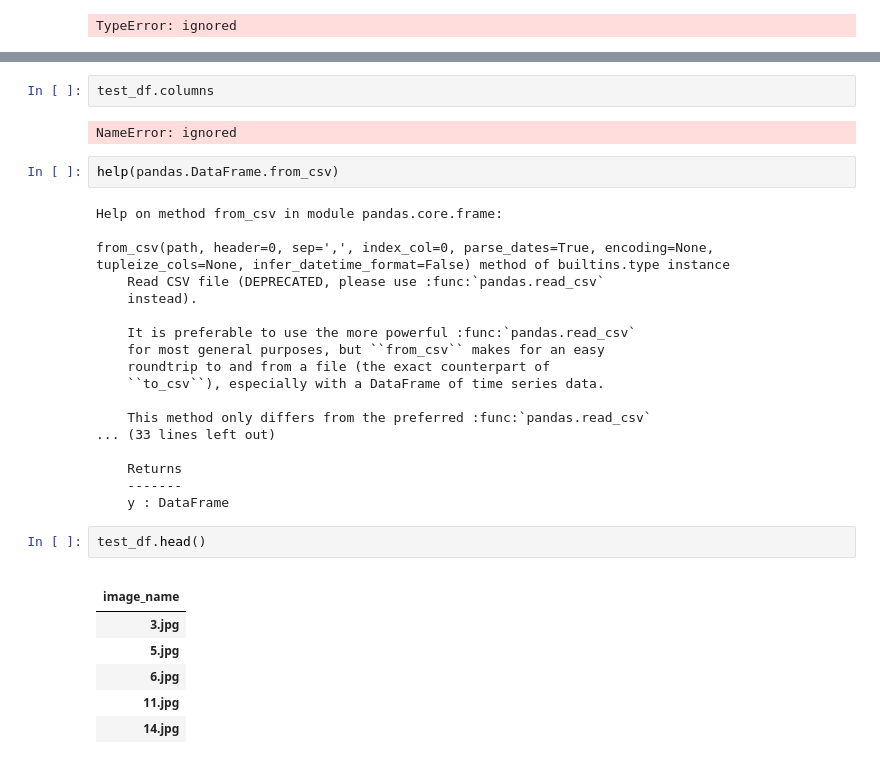
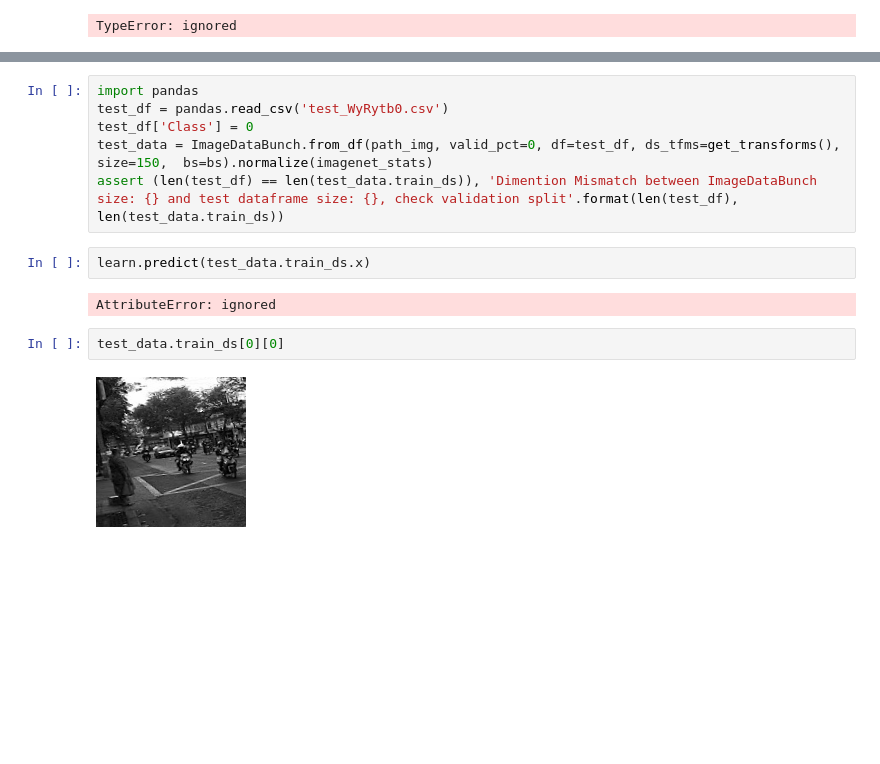
Before and after one commit to arkothiwala/deep-learning, a Jupyter notebook: AV_Intel.ipynb, the cells around one changed output, grey strips where cells are left out. Saved outputs shown, nothing was run; the diff lists cells and outputs as text; blank space fills up the shorter version.

```diff
--- a/AV_Intel.ipynb
+++ b/AV_Intel.ipynb
@@ -151,34 +150,14 @@ test_df = pandas.read_csv('test_WyRytb0.csv')
-# %%
-test_df.columns
-# %% [output]
-NameError: ignored
-# %%
-help(pandas.DataFrame.from_csv)
-# %% [output]
-Help on method from_csv in module pandas.core.frame:
-
-from_csv(path, header=0, sep=',', index_col=0, parse_dates=True, encoding=None, tupleize_cols=None, infer_datetime_format=False) method of builtins.type instance
-    Read CSV file (DEPRECATED, please use :func:`pandas.read_csv`
-    instead).
-
-    It is preferable to use the more powerful :func:`pandas.read_csv`
-    for most general purposes, but ``from_csv`` makes for an easy
-    roundtrip to and from a file (the exact counterpart of
-    ``to_csv``), especially with a DataFrame of time series data.
-
-    This method only differs from the preferred :func:`pandas.read_csv`
-... (33 lines left out)
-
-    Returns
-    -------
-    y : DataFrame
-# %%
-test_df.head()
-# %% [output]
-|  |
-| image_name |
-| 3.jpg |
-| 5.jpg |
-| 6.jpg |
-| 11.jpg |
-| 14.jpg |
+# %%
+import pandas
+test_df = pandas.read_csv('test_WyRytb0.csv')
+test_df['Class'] = 0
+test_data = ImageDataBunch.from_df(path_img, valid_pct=0, df=test_df, ds_tfms=get_transforms(), size=150,  bs=bs).normalize(imagenet_stats)
+assert (len(test_df) == len(test_data.train_ds)), 'Dimention Mismatch between ImageDataBunch size: {} and test dataframe size: {}, check validation split'.format(len(test_df), len(test_data.train_ds))
+# %%
+learn.predict(test_data.train_ds.x)
+# %% [output]
+AttributeError: ignored
+# %%
+test_data.train_ds[0][0]
+# %% [output]
+[figure, added]
```
Also changed, not shown: parts of 26 cells of this notebook.
